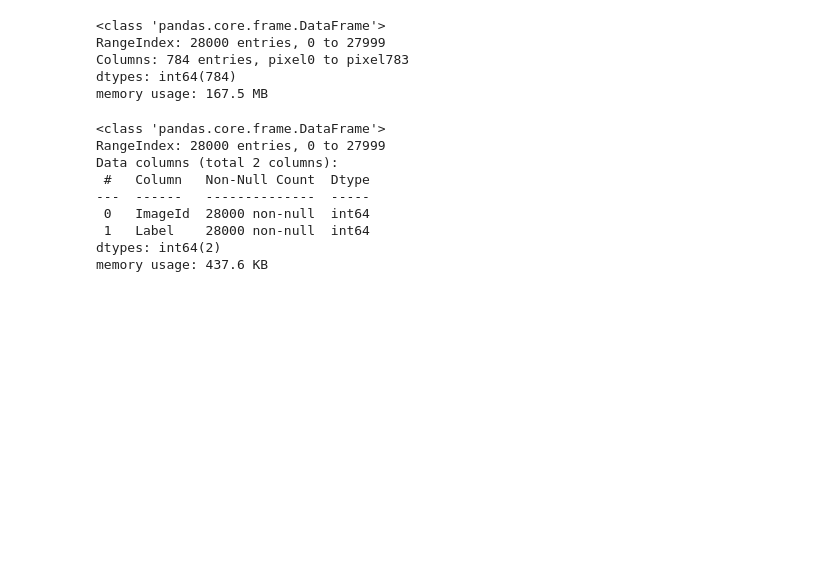
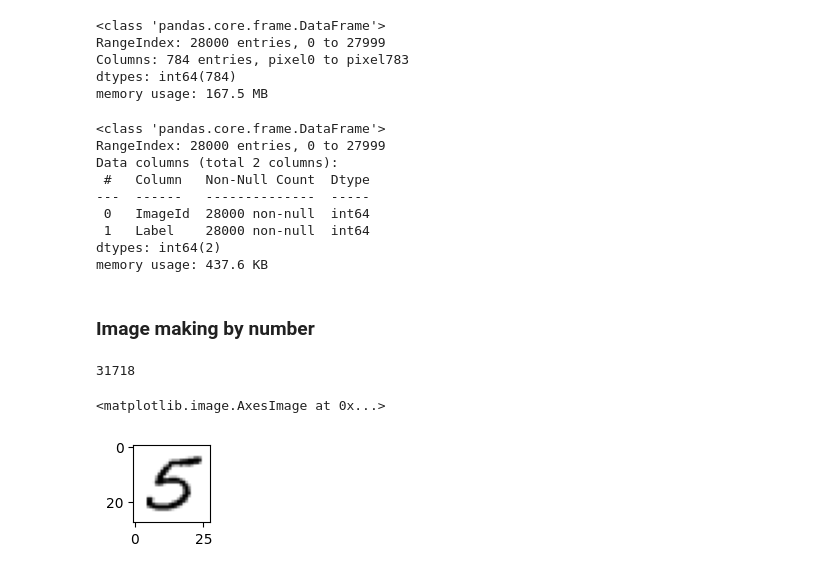
Before and after one commit to shivam6862/Digit-Recognizer, a Jupyter notebook: model/Digit-Recognizer.ipynb, the cells around one changed output. Saved outputs shown, nothing was run; the diff lists cells and outputs as text; code cells hidden in the pictures; blank space fills up the shorter version.

```diff
--- a/model/Digit-Recognizer.ipynb
+++ b/model/Digit-Recognizer.ipynb
@@ -14,7 +15,7 @@ from sklearn.metrics import confusion_matrix
 # %% [markdown]
 ### Importing data
 # %%
-train = pd.read_csv('../data/train.csv')
-test = pd.read_csv('../data/test.csv')
+train_df = pd.read_csv('../data/train.csv')
+test_df = pd.read_csv('../data/test.csv')
 submission = pd.read_csv('../data/sample_submission.csv')
 # %%
@@ -78,3 +79,16 @@ Data columns (total 2 columns):
  1   Label    28000 non-null  int64
 dtypes: int64(2)
 memory usage: 437.6 KB
+# %% [markdown]
+### Image making by number
+# %%
+number = random.randint(0, 42000)
+number
+# %% [output]
+31718
+# %%
+plt.figure(figsize=(1, 1))
+plt.imshow(train_df.iloc[number, 1:].values.reshape(28, 28), cmap=plt.cm.binary)
+# %% [output]
+<matplotlib.image.AxesImage at 0x...>
+[figure, added]
```
Also changed, not shown: parts of 28 cells of this notebook.
